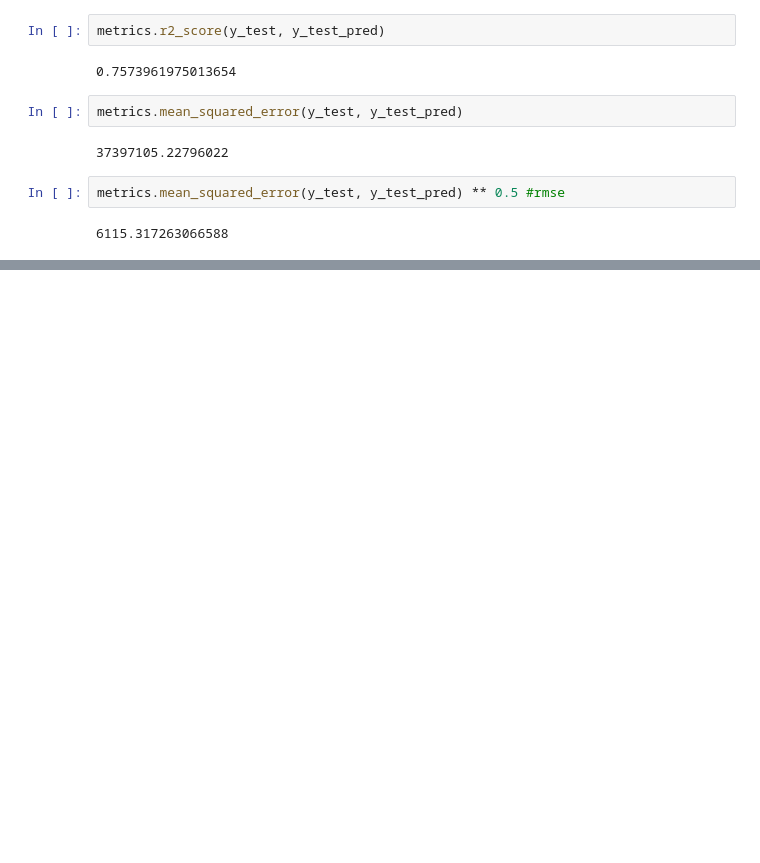
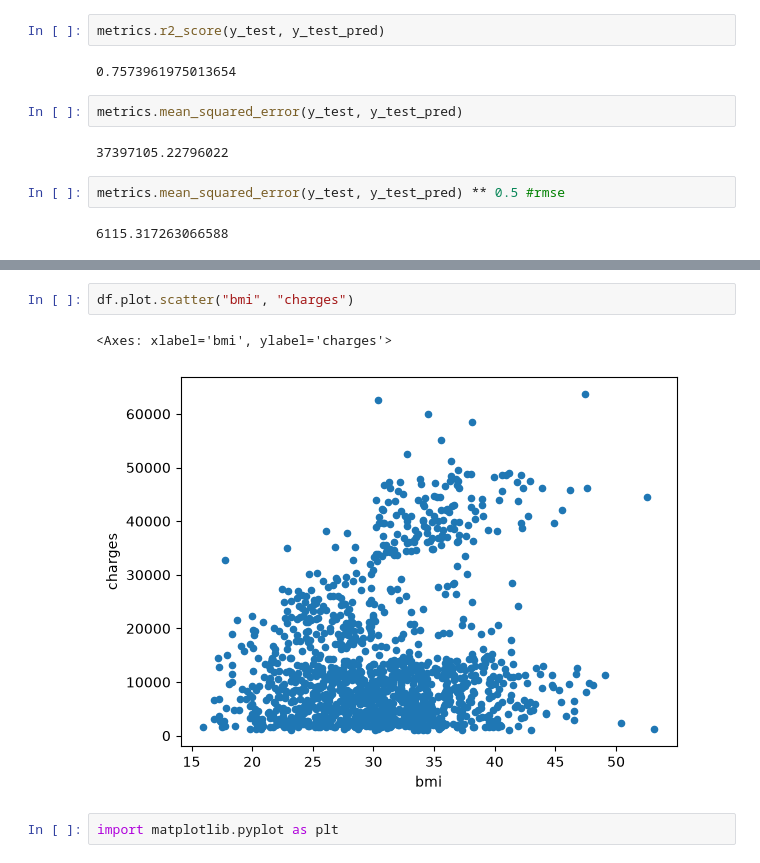
Before and after one commit to aioskill/genai2026, a Jupyter notebook: notebooks/ML/Regression Demo.ipynb, the cells around one changed output, grey strips where cells are left out. Cells and saved outputs as stored; diff of their text form; blank space fills up the shorter version.

```diff
--- a/notebooks/ML/Regression Demo.ipynb
+++ b/notebooks/ML/Regression Demo.ipynb
@@ -298,0 +335,7 @@ metrics.mean_squared_error(y_test, y_test_pred) ** 0.5 #rmse
+# %%
+df.plot.scatter("bmi", "charges")
+# %% [output]
+<Axes: xlabel='bmi', ylabel='charges'>
+[figure, added]
+# %%
+import matplotlib.pyplot as plt
```
Also changed, not shown: parts of 43 cells of this notebook, 1 other file.
